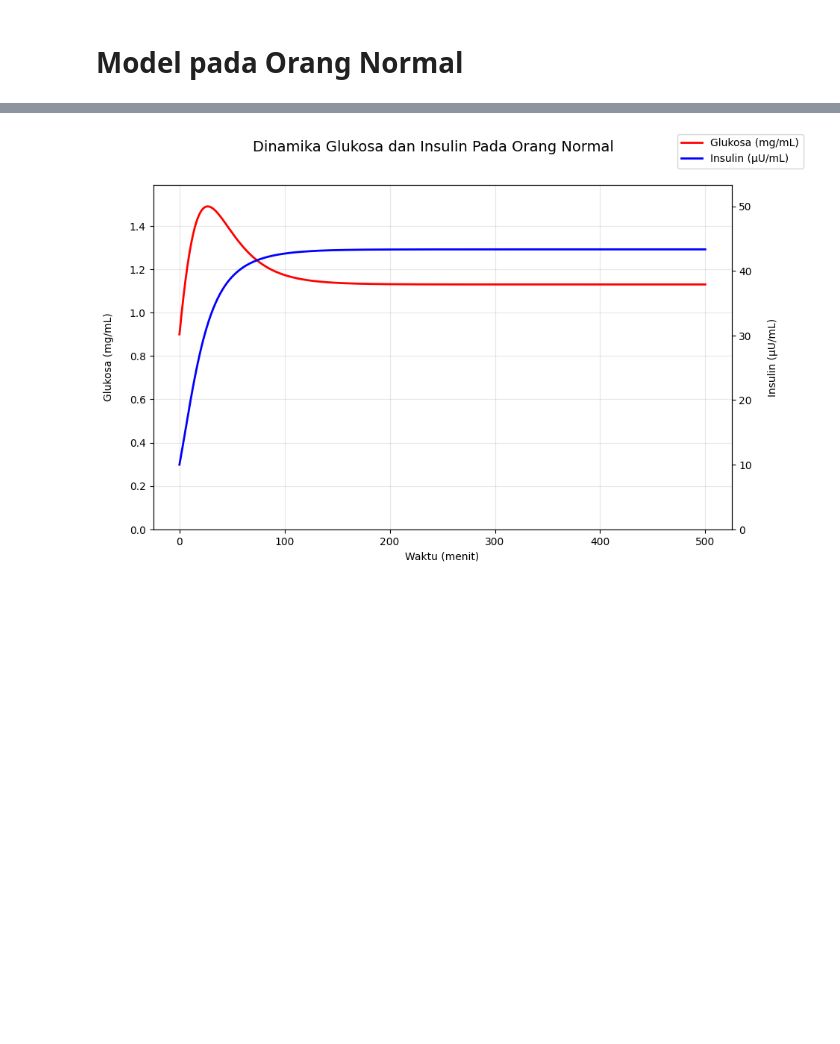
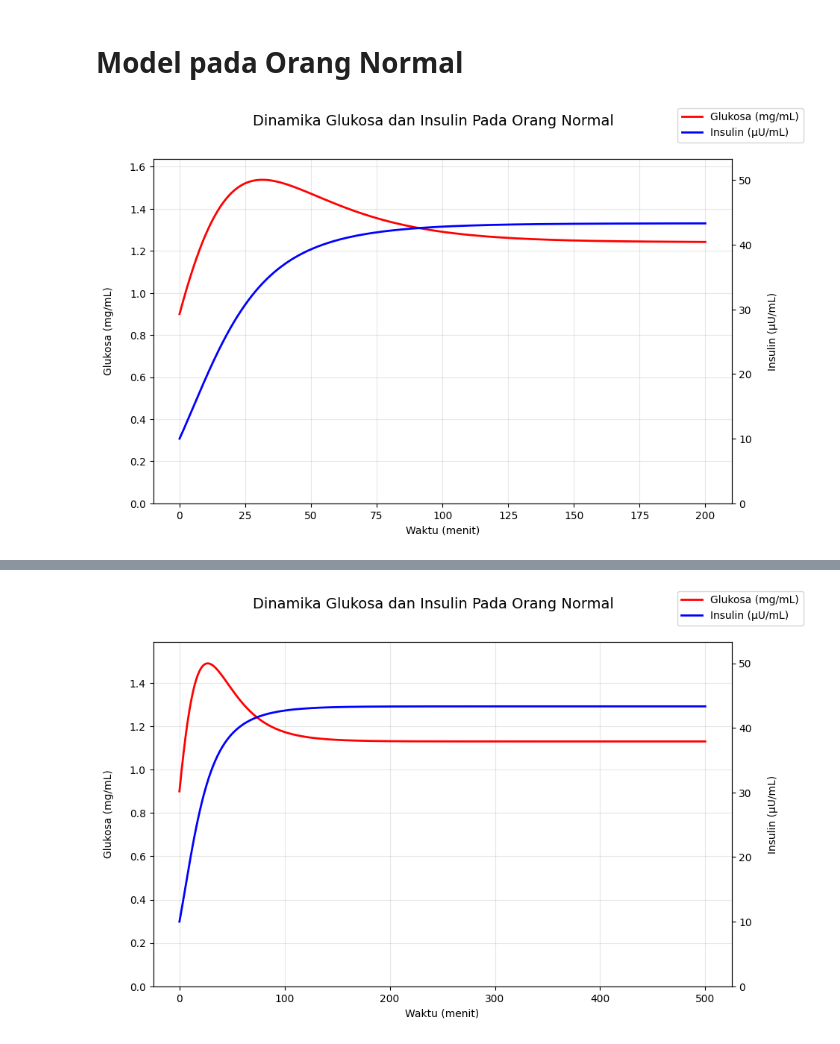
Before and after one commit to dayudyah20/Belajar-Coursera, a Jupyter notebook: Grafik_Model.ipynb, the cells around one changed output, grey strips where cells are left out. Cells and saved outputs as stored; diff of their text form; code cells hidden in the pictures; blank space fills up the shorter version.

```diff
--- a/Grafik_Model.ipynb
+++ b/Grafik_Model.ipynb
@@ -2,3 +2,84 @@
 <a href="https://colab.research.google.com/github/dayudyah20/Belajar-Coursera/blob/main/Grafik_Model.ipynb" target="_parent"><img src="https://colab.research.google.com/assets/colab-badge.svg" alt="Open In Colab"/></a>
 # %% [markdown]
 # **Model pada Orang Normal**
+# %%
+import numpy as np
+import matplotlib.pyplot as plt
+
+
+# Definisi fungsi untuk sistem persamaan
+def f(z, t, alpha, gamma, theta, delta, beta):
+    G, I = z
+    dGdt = alpha - gamma * G - theta * G * I  # Penurunan glukosa perlahan
+    dIdt = delta * G - beta * I * G           # Insulin naik sebagai respons glukosa
+    return np.array([dGdt, dIdt])
+
+
+# Metode Runge-Kutta orde 4
+def runge_kutta_4(f, z0, t, params):
+    n = len(t)
+    z = np.zeros((n, len(z0)))
+    z[0] = z0
+    for i in range(1, n):
+        h = t[i] - t[i-1]
+        k1 = f(z[i-1], t[i-1], *params)
+        k2 = f(z[i-1] + 0.5*h*k1, t[i-1] + 0.5*h, *params)
+        k3 = f(z[i-1] + 0.5*h*k2, t[i-1] + 0.5*h, *params)
+        k4 = f(z[i-1] + h*k3, t[i-1] + h, *params)
+        z[i] = z[i-1] + (h/6) * (k1 + 2*k2 + 2*k3 + k4)
+    return z
+
+
+# Parameter-parameter
+alpha = 6    # Penerimaan glukosa
+gamma = 0.005 # Penggunaan glukosa tanpa insulin
+theta = 0.001 # Pengaruh insulin pada glukosa
+delta = 0.013  # Sekresi insulin dari glukosa
+beta = 0.0003  # Clearance insulin
+
+
+# Waktu simulasi
+t = np.linspace(0, 200, 1000)
+
+
+# Kondisi awal [Glukosa (G), Insulin (I)]
+z0 = [90, 10]
+
+
+params = (alpha, gamma, theta, delta, beta)
+z_adjusted_slightly_higher_glucose = runge_kutta_4(f, z0, t, params)
+
+# Ekstrak Glukosa dan Insulin
+glucose = z_adjusted_slightly_higher_glucose[:, 0]  # Ambil nilai glukosa
+insulin = z_adjusted_slightly_higher_glucose[:, 1]  # Ambil nilai insulin
+
+# Konversi glukosa dari mg/dL ke mg/mL (membagi dengan 100)
+glucose_converted = glucose / 100  # Mengubah mg/dL ke mg/mL
+
+# Plot gabungan dengan dua sumbu y
+fig, ax1 = plt.subplots(figsize=(10, 6))
+
+# Sumbu Y kiri untuk Glukosa
+ax1.set_xlabel('Waktu (menit)')
+ax1.set_ylabel('Glukosa (mg/mL)', color='black', labelpad=15)
+ax1.plot(t, glucose_converted, label='Glukosa (mg/mL)', color='red', linewidth=2)
+ax1.tick_params(axis='y', labelcolor='black')
+ax1.set_ylim(0, max(glucose_converted) + 0.1)  # Mengatur batas atas sesuai dengan nilai glukosa
+
+# Sumbu Y kanan untuk Insulin
+ax2 = ax1.twinx()
+ax2.set_ylabel('Insulin (μU/mL)', color='black', labelpad=15)
+ax2.plot(t, insulin, label='Insulin (μU/mL)', color='blue', linewidth=2)
+ax2.tick_params(axis='y', labelcolor='black')
+ax2.set_ylim(0, max(insulin) + 10)
+
+# Tambahkan legenda
+fig.legend(loc='upper right', fontsize=10)
+
+# Judul dan grid
+fig.suptitle('Dinamika Glukosa dan Insulin Pada Orang Normal', fontsize=14)
+ax1.grid(alpha=0.3)
+
+plt.show()
+# %% [output]
+[figure, added]
```
Also changed, not shown: parts of 8 cells of this notebook.
